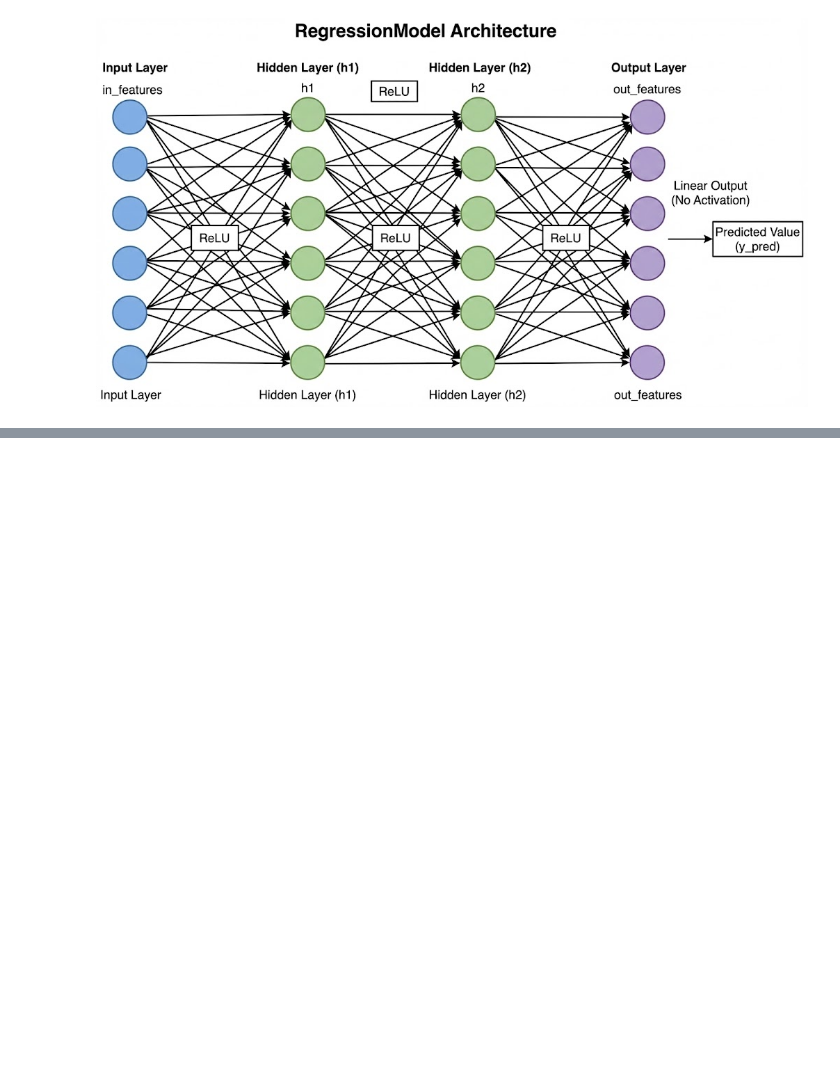
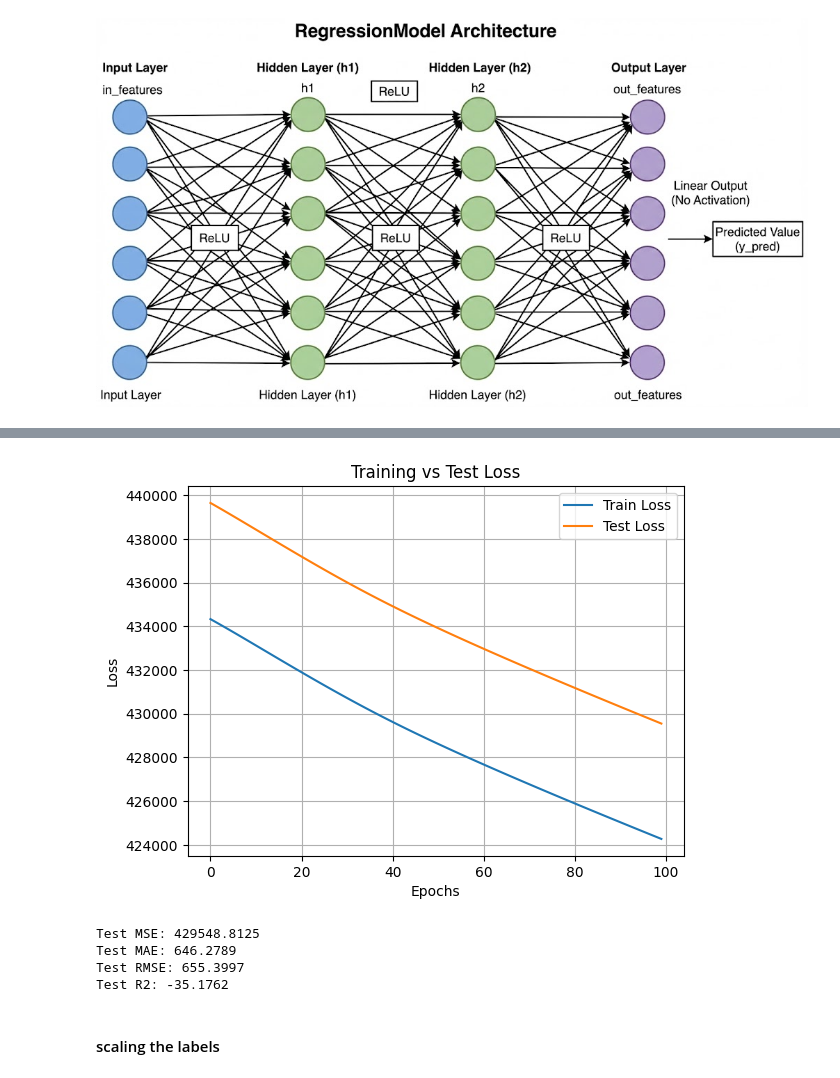
Before and after one commit to bvkiran8058/Deep-learning-with-pytorch, a Jupyter notebook: 1.Building Neural networks with pytorch/Nonsequential Models.ipynb, the cells around one changed output, grey strips where cells are left out. Drawn from its saved outputs; the diff is of its cells as text; code cells hidden in the pictures; blank space fills up the shorter version.

```diff
--- a/1.Building Neural networks with pytorch/Nonsequential Models.ipynb
+++ b/1.Building Neural networks with pytorch/Nonsequential Models.ipynb
@@ -150,0 +274,36 @@ plt.show()
+# %%
+class RegressionModelGloriot(nn.Module):
+    def __init__(self, in_features, h1, h2, out_features):
+        super().__init__()
+        self.input_layer = nn.Linear(in_features=in_features, out_features=h1)
+        nn.init.xavier_uniform_(self.input_layer.weight)  # Glorot Initialization
+        self.hidden_layer1 = nn.Linear(in_features=h1, out_features=h2)
+        nn.init.xavier_uniform_(self.hidden_layer1.weight)  # Glorot Initialization
+        self.output_layer = nn.Linear(in_features=h2, out_features=out_features)
+        nn.init.xavier_uniform_(self.output_layer.weight)  # Glorot Initialization
+
+    def forward(self, x):
+        x = self.input_layer(x)
+        x = torch.sigmoid(x)
+        x = self.hidden_layer1(x)
+        x = torch.sigmoid(x)
+        x = self.output_layer(x)
+        return x
+# %%
+gloriot_regress_model = RegressionModelGloriot(in_features=train_features.shape[-1], h1=12, h2=6, out_features=1)
+optimizer = optim.Adam(params=gloriot_regress_model.parameters(), lr = 0.01)
+criterion = nn.MSELoss()
+gloriot_train_loss, gloriot_test_loss = model_training(gloriot_regress_model, train_features, train_credit_labels, test_features, test_credit_labels, optimizer, criterion, n_epochs=100)
+# %%
+plot_loss(gloriot_train_loss, gloriot_test_loss)
+# %% [output]
+[figure, added]
+# %%
+evaluate_regress_model(gloriot_regress_model, test_features, test_credit_labels)
+# %% [output]
+Test MSE: 429548.8125
+Test MAE: 646.2789
+Test RMSE: 655.3997
+Test R2: -35.1762
+# %% [markdown]
+#### scaling the labels
```
Also changed, not shown: parts of 54 cells of this notebook.
